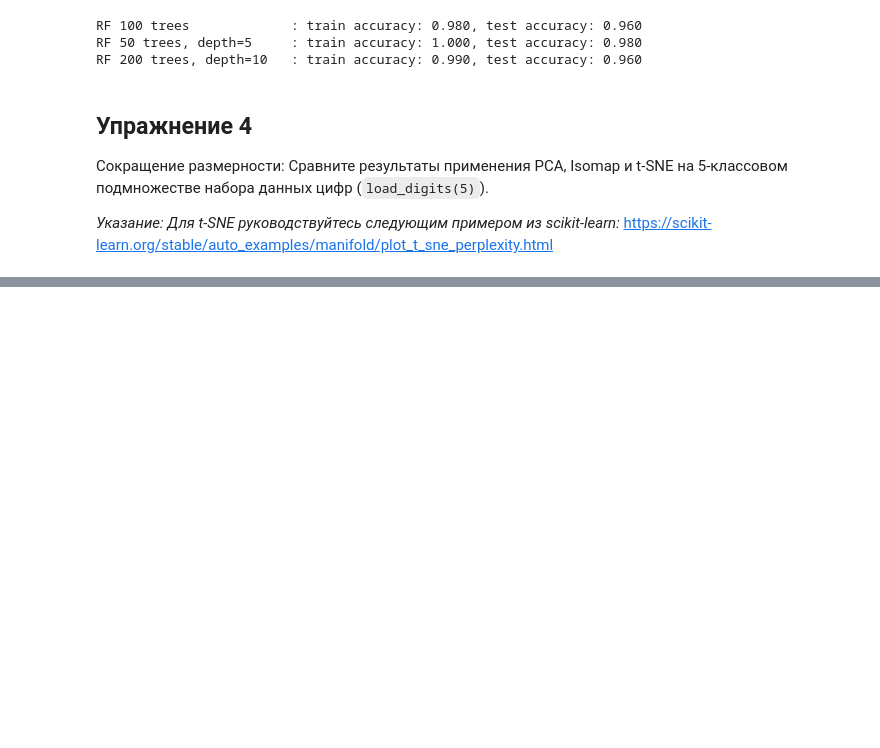
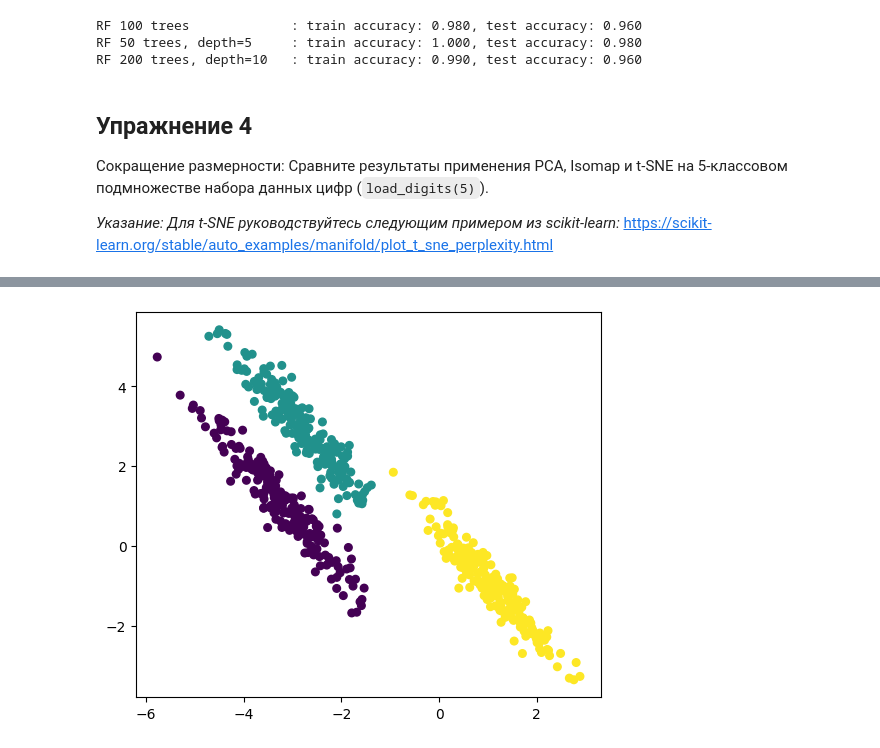
Before and after one commit to Ioann44/big-data-course, a Jupyter notebook: lw_3/Lab3_scikit-learn.ipynb, the cells around one changed output, grey strips where cells are left out. Cells and saved outputs as stored; diff of their text form; code cells hidden in the pictures; blank space fills up the shorter version.

```diff
--- a/lw_3/Lab3_scikit-learn.ipynb
+++ b/lw_3/Lab3_scikit-learn.ipynb
@@ -212,5 +246,11 @@ from sklearn.datasets import make_blobs
 
 X, y = make_blobs(random_state=170, n_samples=600)
 rng = np.random.RandomState(74)
-
-# ...
+transformation = rng.normal(size=(2, 2))
+X = np.dot(X, transformation)
+# %%
+plt.figure(figsize=(6, 5))
+plt.scatter(X[:, 0], X[:, 1], c=y, cmap="viridis", s=30)
+plt.show()
+# %% [output]
+[figure, added]
```
Also changed, not shown: parts of 9 cells of this notebook.
